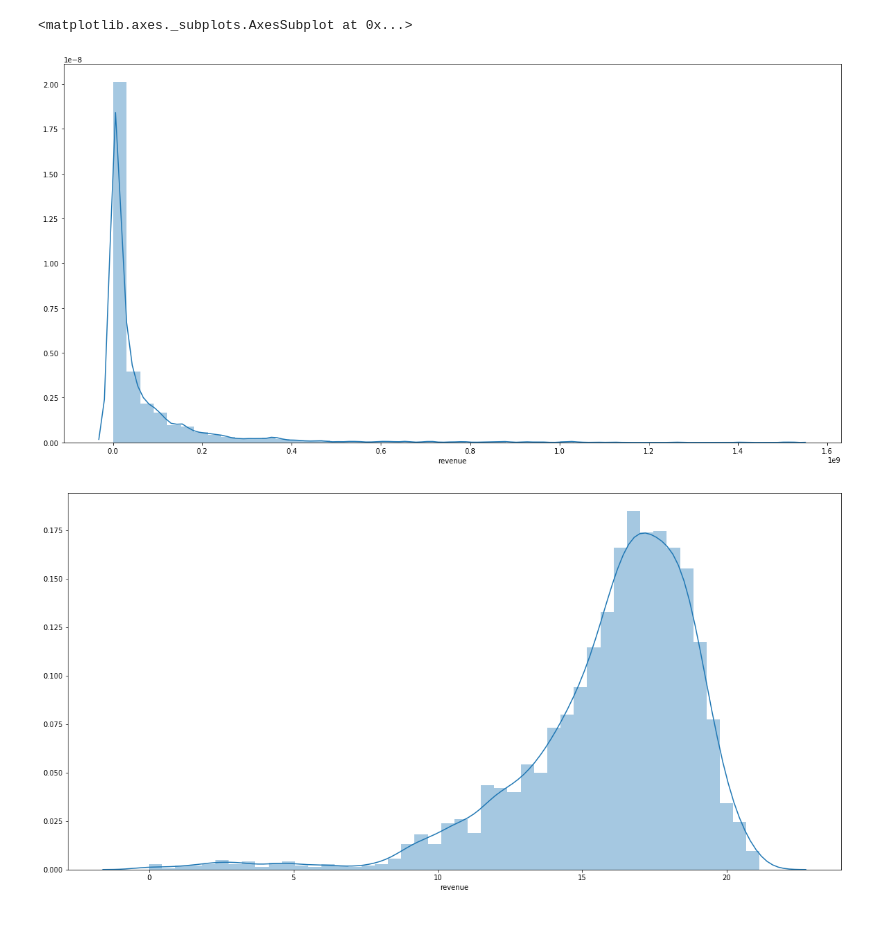
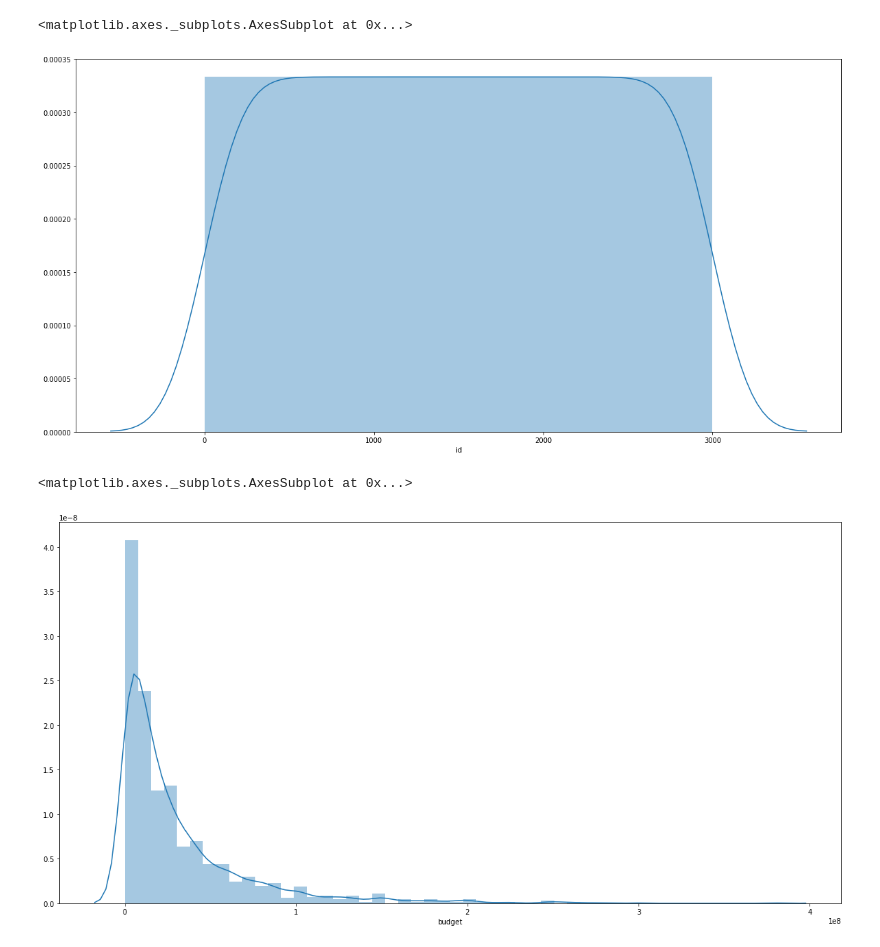
Before and after one commit to Cruzzor/BoxOffice, a Jupyter notebook: exploration_marcel.ipynb, the cells around one changed output. Saved outputs shown, nothing was run; the diff lists cells and outputs as text; code cells hidden in the pictures.

```diff
--- a/exploration_marcel.ipynb
+++ b/exploration_marcel.ipynb
@@ -19,10 +25,6 @@ data.head()
 # %%
 plt.figure(figsize=(20,10))
-sns.distplot(data.revenue)
-
-plt.figure(figsize=(20,10))
-sns.distplot(np.log(data.revenue))
+sns.distplot(data.id)
 # %% [output]
 <matplotlib.axes._subplots.AxesSubplot at 0x...>
-[figure, old version]
+[figure, new version]
-[figure, removed]
@@ -28,0 +33,6 @@ sns.distplot(np.log(data.revenue))
+# %%
+plt.figure(figsize=(20,10))
+sns.distplot(budget_not_null.budget)
+# %% [output]
+<matplotlib.axes._subplots.AxesSubplot at 0x...>
+[figure, added]
```
Also changed, not shown: parts of 9 cells of this notebook.
